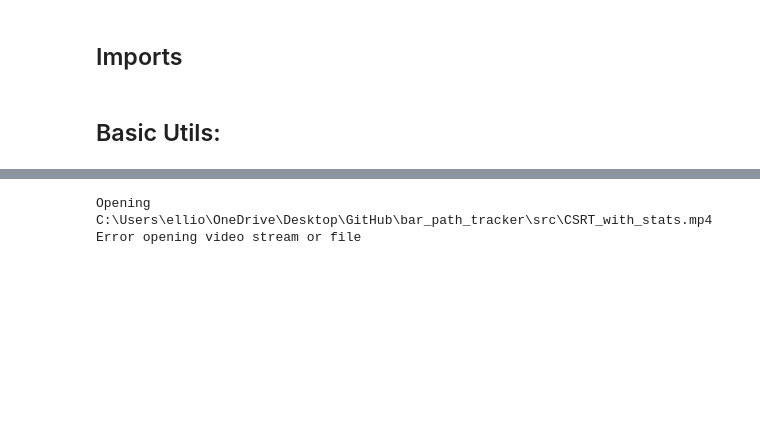
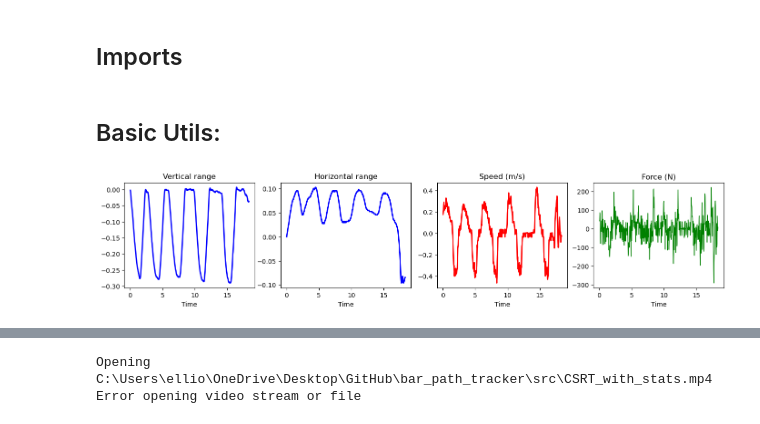
Before and after one commit to elliot-hicks/bar_path_tracker, a Jupyter notebook: src/clean_demo.ipynb, the cells around one changed output, grey strips where cells are left out. Cells and saved outputs as stored; diff of their text form; code cells hidden in the pictures; blank space fills up the shorter version.

```diff
--- a/src/clean_demo.ipynb
+++ b/src/clean_demo.ipynb
@@ -83,12 +83,14 @@ def get_starting_bbox(video_path, plate_size):
 # %%
-def track_bar_path(video_path, starting_bbox, starting_bbox_centre, meters_per_pixel, verbose=False):
+def track_bar_path(video_path, starting_bbox, starting_bbox_centre, meters_per_pixel_x, meters_per_pixel_y, verbose=False):
 
     line_colour = (255,255,255)
     box_colour = (255,255,255)
-    frame_height = 1000
-    frame_width = 1000
+    frame_height = 1500
+    frame_width = 1500
     bar_path = {}
     previous_centre = starting_bbox_centre
+
+    tracker, tracker_type = get_tracker()
 
     # load video:
     cv2.destroyAllWindows()
@@ -134,8 +136,8 @@ def track_bar_path(video_path, starting_bbox, starting_bbox_centre, meters_per_p
             centre_y = starting_bbox_centre[1] - centre[1]
 
             bar_path[round(time,3)] = {
-                'centre_in_meters': [centre_x * meters_per_pixel, centre_y * meters_per_pixel],
-                'centre_in_pixels': [centre_x, centre_y],
+                'centre_in_meters': [centre_x * meters_per_pixel_x, centre_y * meters_per_pixel_y],
+                'centre_in_pixels': [centre[0], centre[1]],
                 'bounding-box': list(bbox)
                 }
 
@@ -169,7 +171,7 @@ def track_bar_path(video_path, starting_bbox, starting_bbox_centre, meters_per_p
 
     return bar_path
 
-#bar_path = track_bar_path(r'data\example_videos\bench_example.mp4', starting_bbox, starting_bbox_centre, meters_per_pixel)
+bar_path = track_bar_path(r'data\example_videos\bench_example.mp4', starting_bbox, starting_bbox_centre, meters_per_pixel_x, meters_per_pixel_y)
 # %%
 def differentiate(quantity, time, smooth_quanity=False, smoothing_poly_order=5):
 
@@ -191,11 +193,22 @@ def get_stats(bar_path, weight, verbose=False):
 
     x_distances = centres[:,0]
     y_distances = centres[:,1]
-    speeds = differentiate(y_distances, times, smooth_quanity=True)
-    accelerations = differentiate(speeds, times[1:], smooth_quanity=True)
 
-    speeds = np.pad(speeds, (0,len(times)-len(speeds)), mode='constant', constant_values = speeds[-1])
-    accelerations = np.pad(accelerations, (0,len(times)-len(accelerations)), mode='constant', constant_values = accelerations[-1])
+    total_distance = (y_distances**2 + x_distances**2)**0.5
+
+    #speeds = differentiate(total_distance, times, smooth_quanity=True)
+
+    speeds = np.gradient(total_distance, times)
+    accelerations = np.gradient(speeds, times)
+
+    #y_speeds = differentiate(y_distances, times, smooth_quanity=True)
+
+    #speeds = speeds * np.sign(y_speeds)
+
+    #accelerations = differentiate(speeds, times[1:], smooth_quanity=True)
+
+    #speeds = np.pad(speeds, (0,len(times)-len(speeds)), mode='constant', constant_values = speeds[-1])
+    #accelerations = np.pad(accelerations, (0,len(times)-len(accelerations)), mode='constant', constant_values = accelerations[-1])
 
     stats = {}
     for i, t in enumerate(times):
@@ -209,34 +222,36 @@ def get_stats(bar_path, weight, verbose=False):
     if verbose:
         f, axs = plt.subplots(1,4, figsize = (17,3))
 
         axs[0].plot(times, y_distances, c = "b", linewidth  = 2)
         axs[0].set_title("Vertical range")
         axs[0].set_xlabel("Time")
         #axs[0].set_xticks([])
         #axs[0].set_yticks([])
 
         axs[1].plot(times, x_distances, c = "b", linewidth  = 2)
         axs[1].set_title("Horizontal range")
         axs[1].set_xlabel("Time")
         #axs[1].set_xticks([])
         #axs[1].set_yticks([])
 
         axs[2].plot(times, speeds, c = "r", linewidth  = 2)
         axs[2].set_title("Speed (m/s)")
         axs[2].set_xlabel("Time")
         #axs[2].set_xticks([])
         #axs[2].set_yticks([])
 
         axs[3].plot(times, accelerations*weight, c = "g", linewidth  = 1)
         axs[3].set_title("Force (N)")
         axs[3].set_xlabel("Time")
         #axs[3].set_xticks([])
         #axs[3].set_yticks([])
 
     return stats
 
 
-#s = get_stats(bar_path, 70, True)
+s = get_stats(bar_path, 70, True)
+# %% [output]
+[figure, added]
 # %%
 def get_turning_points(times, displacements, verbose=False):
 
```
Also changed, not shown: parts of 9 cells of this notebook.
